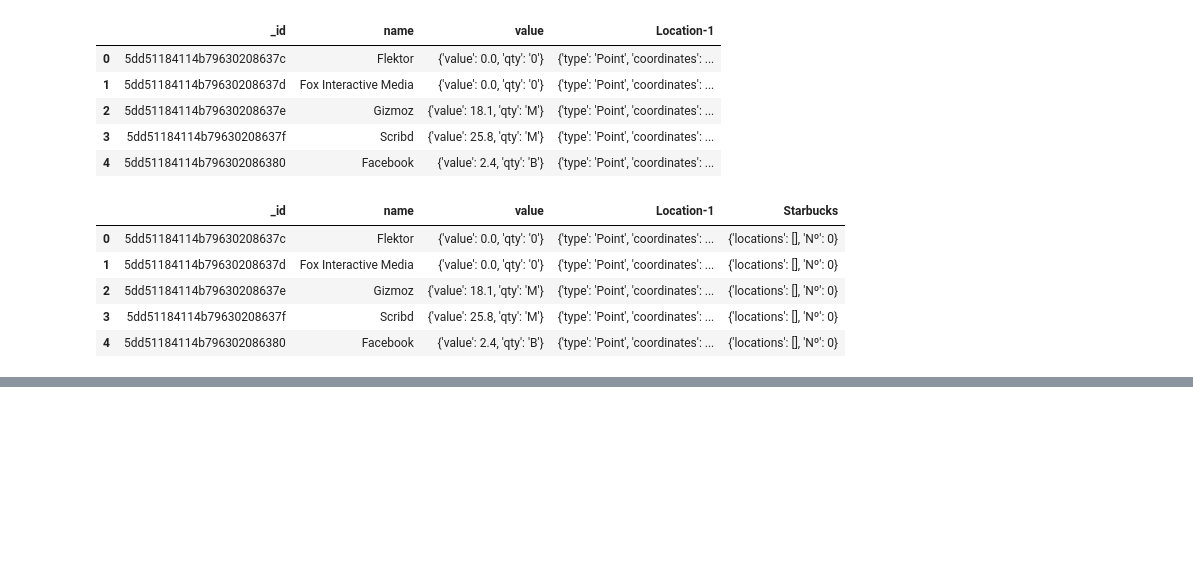
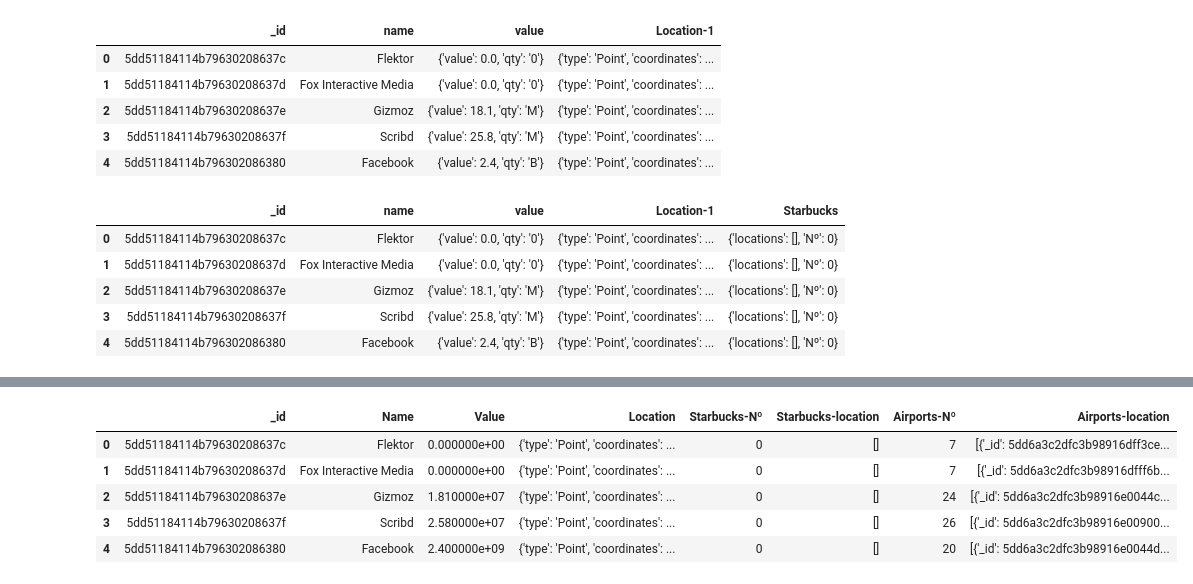
Before and after one commit to AlexMndzF/Geocoding_Project, a Jupyter notebook: test.ipynb, the cells around one changed output, grey strips where cells are left out. Cells and saved outputs as stored; diff of their text form; code cells hidden in the pictures; blank space fills up the shorter version.

```diff
--- a/test.ipynb
+++ b/test.ipynb
@@ -245,0 +250,9 @@ coll_airports.create_index ([('geocode', pymongo.GEOSPHERE)])
+# %%
+def transportloc(enterprise_data):
+    numberairports = []
+    locationairports= []
+    for i in range(len(data['Location-1'])):
+        coordinates = data['Location-1'].iloc[i]['coordinates']
+        numberairports.append(len(list(coll_airports.find({'geocode': {'$geoWithin': { '$centerSphere': [ coordinates, 0.003955838970847589]}}}))))
+        locationairports.append(list(coll_airports.find({'geocode': {'$geoWithin': { '$centerSphere': [ coordinates, 0.003955838970847589]}}})))
+    return numberairports,locationairports
@@ -245,0 +272,31 @@ coll_airports.create_index ([('geocode', pymongo.GEOSPHERE)])
+# %%
+locationstarbucks = []
+numstarbucks = []
+valuelst = []
+#split Starbucks info
+for i in range(len(data['Starbucks'])):
+    locationstarbucks.append(data['Starbucks'].iloc[i]['locations'])
+    numstarbucks.append(data['Starbucks'].iloc[i]['Nº'])
+data['Starbucks-nº'] = numstarbucks
+data['Starbucks-location']  = locationstarbucks
+#split value info
+for i in range(len(data['value'])):
+    dic = {
+        'k':1000,
+        'M':1000000,
+        'B':1000000000
+    }
+    qty = data['value'].iloc[i]['qty']
+    value = float(data['value'].iloc[i]['value'])*dic.get(qty,1)
+    valuelst.append(value)
+data['val']=valuelst
+data = data[['_id','name','val','Location-1','Starbucks-nº','Starbucks-location','N-airports','Location-airports']]
+data.columns = ['_id','Name','Value','Location','Starbucks-Nº','Starbucks-location','Airports-Nº','Airports-location']
+data.head()
+# %% [output]
+|  | _id | Name | Value | Location | Starbucks-Nº | Starbucks-location | Airports-Nº | Airports-location |
+| 0 | 5dd51184114b79630208637c | Flektor | 0.000000e+00 | {'type': 'Point', 'coordinates': ... | 0 | [] | 7 | [{'_id': 5dd6a3c2dfc3b98916dff3ce... |
+| 1 | 5dd51184114b79630208637d | Fox Interactive Media | 0.000000e+00 | {'type': 'Point', 'coordinates': ... | 0 | [] | 7 | [{'_id': 5dd6a3c2dfc3b98916dfff6b... |
+| 2 | 5dd51184114b79630208637e | Gizmoz | 1.810000e+07 | {'type': 'Point', 'coordinates': ... | 0 | [] | 24 | [{'_id': 5dd6a3c2dfc3b98916e0044c... |
+| 3 | 5dd51184114b79630208637f | Scribd | 2.580000e+07 | {'type': 'Point', 'coordinates': ... | 0 | [] | 26 | [{'_id': 5dd6a3c2dfc3b98916e00900... |
+| 4 | 5dd51184114b796302086380 | Facebook | 2.400000e+09 | {'type': 'Point', 'coordinates': ... | 0 | [] | 20 | [{'_id': 5dd6a3c2dfc3b98916e0044d... |
```
Also changed, not shown: parts of 5 cells of this notebook.
